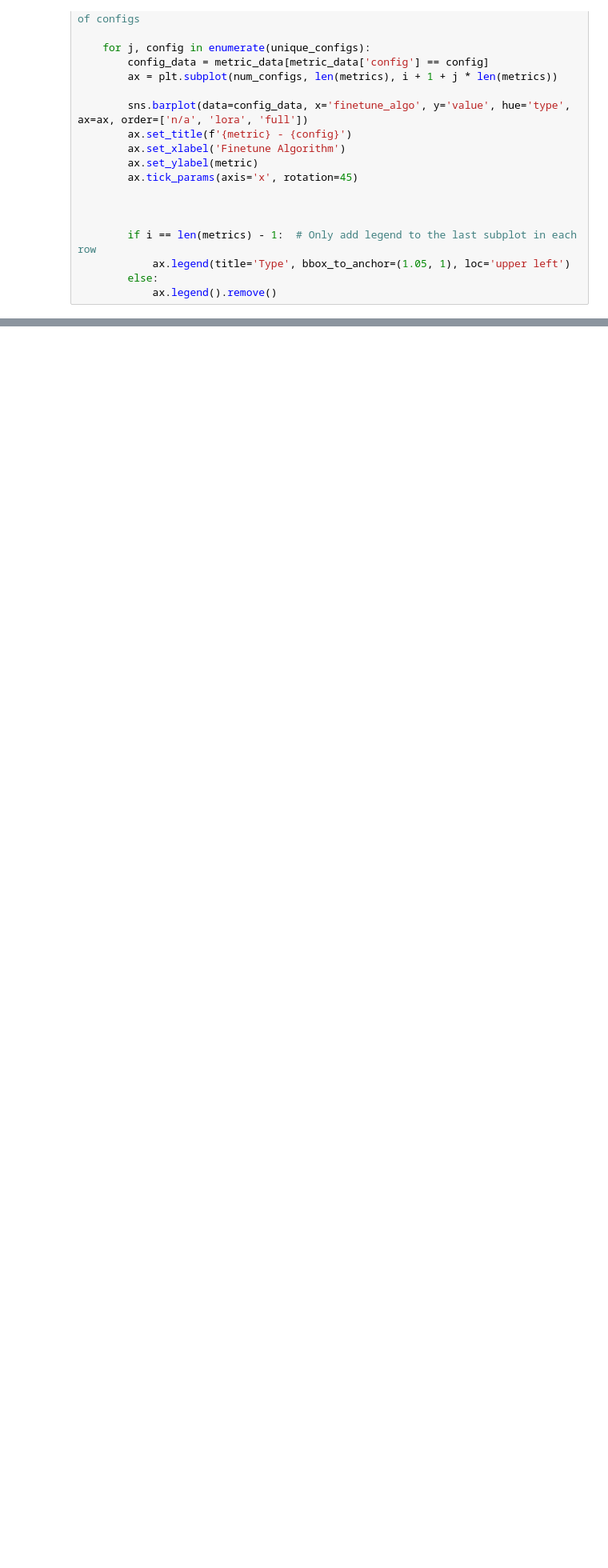
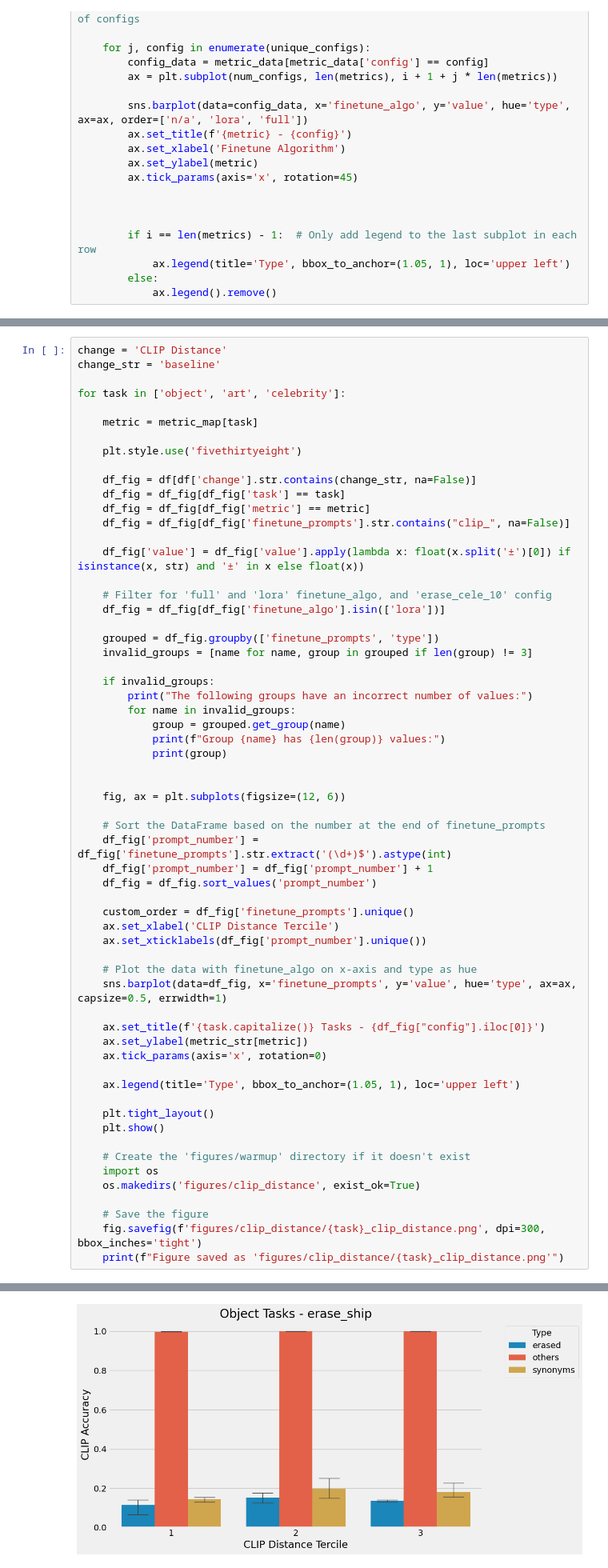
Before and after one commit to VMS-6511/MACE-Update, a Jupyter notebook: generate_figures.ipynb, the cells around one changed output, grey strips where cells are left out. Shown: that part at 80% size. Saved outputs shown, nothing was run; the diff lists cells and outputs as text; blank space fills up the shorter version.

```diff
--- a/generate_figures.ipynb
+++ b/generate_figures.ipynb
@@ -290,0 +459,62 @@ Figure saved as 'figures/finetuning/object_finetuning_comparison.png'
+# %%
+change = 'CLIP Distance'
+change_str = 'baseline'
+
+for task in ['object', 'art', 'celebrity']:
+
+    metric = metric_map[task]
+
+    plt.style.use('fivethirtyeight')
+
+    df_fig = df[df['change'].str.contains(change_str, na=False)]
+    df_fig = df_fig[df_fig['task'] == task]
+    df_fig = df_fig[df_fig['metric'] == metric]
+    df_fig = df_fig[df_fig['finetune_prompts'].str.contains("clip_", na=False)]
+
+    df_fig['value'] = df_fig['value'].apply(lambda x: float(x.split('±')[0]) if isinstance(x, str) and '±' in x else float(x))
+
+    # Filter for 'full' and 'lora' finetune_algo, and 'erase_cele_10' config
+    df_fig = df_fig[df_fig['finetune_algo'].isin(['lora'])]
+
+    grouped = df_fig.groupby(['finetune_prompts', 'type'])
+    invalid_groups = [name for name, group in grouped if len(group) != 3]
+
+    if invalid_groups:
+        print("The following groups have an incorrect number of values:")
+        for name in invalid_groups:
+            group = grouped.get_group(name)
+            print(f"Group {name} has {len(group)} values:")
+            print(group)
+
+
+    fig, ax = plt.subplots(figsize=(12, 6))
+
+    # Sort the DataFrame based on the number at the end of finetune_prompts
+    df_fig['prompt_number'] = df_fig['finetune_prompts'].str.extract('(\d+)$').astype(int)
+    df_fig['prompt_number'] = df_fig['prompt_number'] + 1
+    df_fig = df_fig.sort_values('prompt_number')
+
+    custom_order = df_fig['finetune_prompts'].unique()
+    ax.set_xlabel('CLIP Distance Tercile')
+    ax.set_xticklabels(df_fig['prompt_number'].unique())
+
+    # Plot the data with finetune_algo on x-axis and type as hue
+    sns.barplot(data=df_fig, x='finetune_prompts', y='value', hue='type', ax=ax, capsize=0.5, errwidth=1)
+
+    ax.set_title(f'{task.capitalize()} Tasks - {df_fig["config"].iloc[0]}')
+    ax.set_ylabel(metric_str[metric])
+    ax.tick_params(axis='x', rotation=0)
+
+    ax.legend(title='Type', bbox_to_anchor=(1.05, 1), loc='upper left')
+
+    plt.tight_layout()
+    plt.show()
+
+    # Create the 'figures/warmup' directory if it doesn't exist
+    import os
+    os.makedirs('figures/clip_distance', exist_ok=True)
+
+    # Save the figure
+    fig.savefig(f'figures/clip_distance/{task}_clip_distance.png', dpi=300, bbox_inches='tight')
+    print(f"Figure saved as 'figures/clip_distance/{task}_clip_distance.png'")
+# %% [output]
@@ -290,0 +524 @@ Figure saved as 'figures/finetuning/object_finetuning_comparison.png'
+[figure, added]
```
Also changed, not shown: parts of 7 cells of this notebook.
